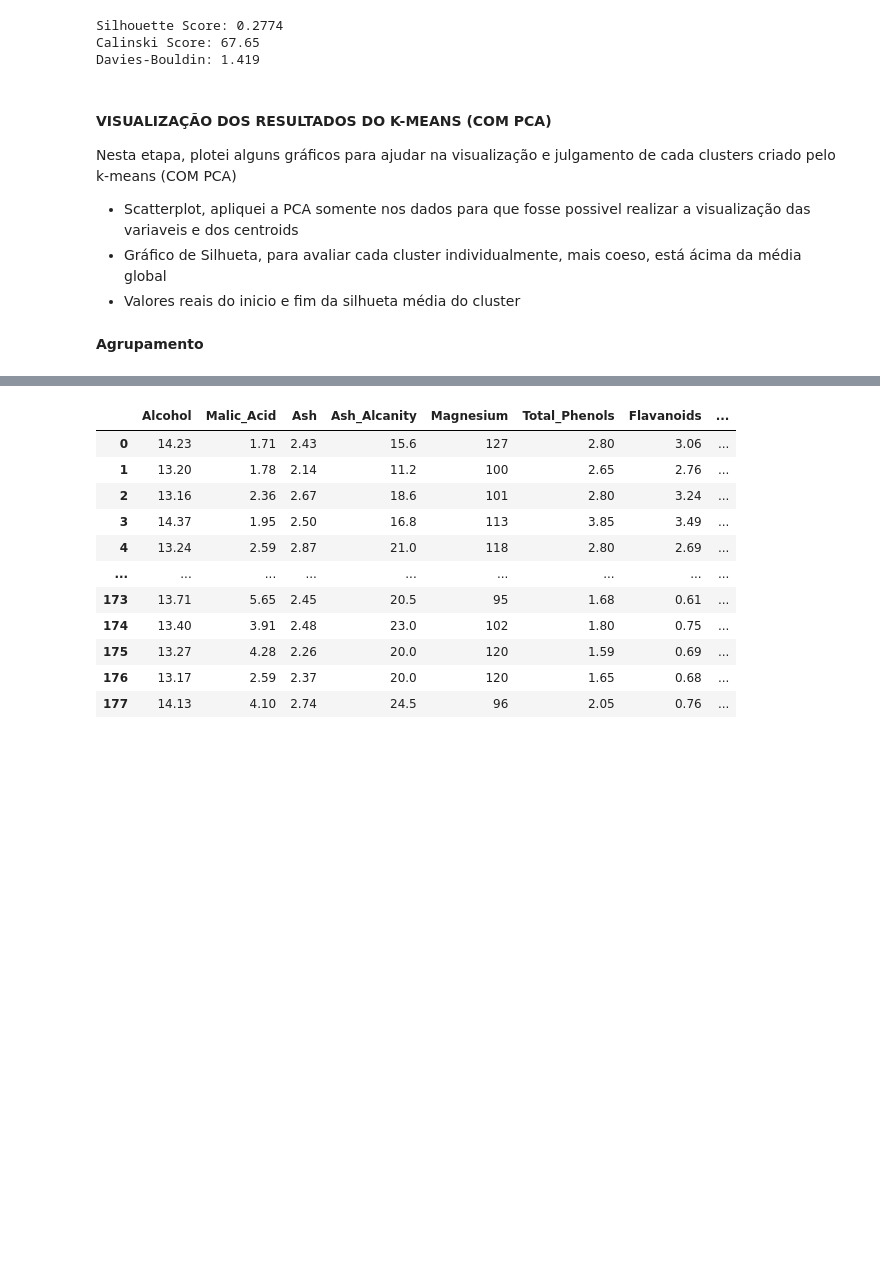
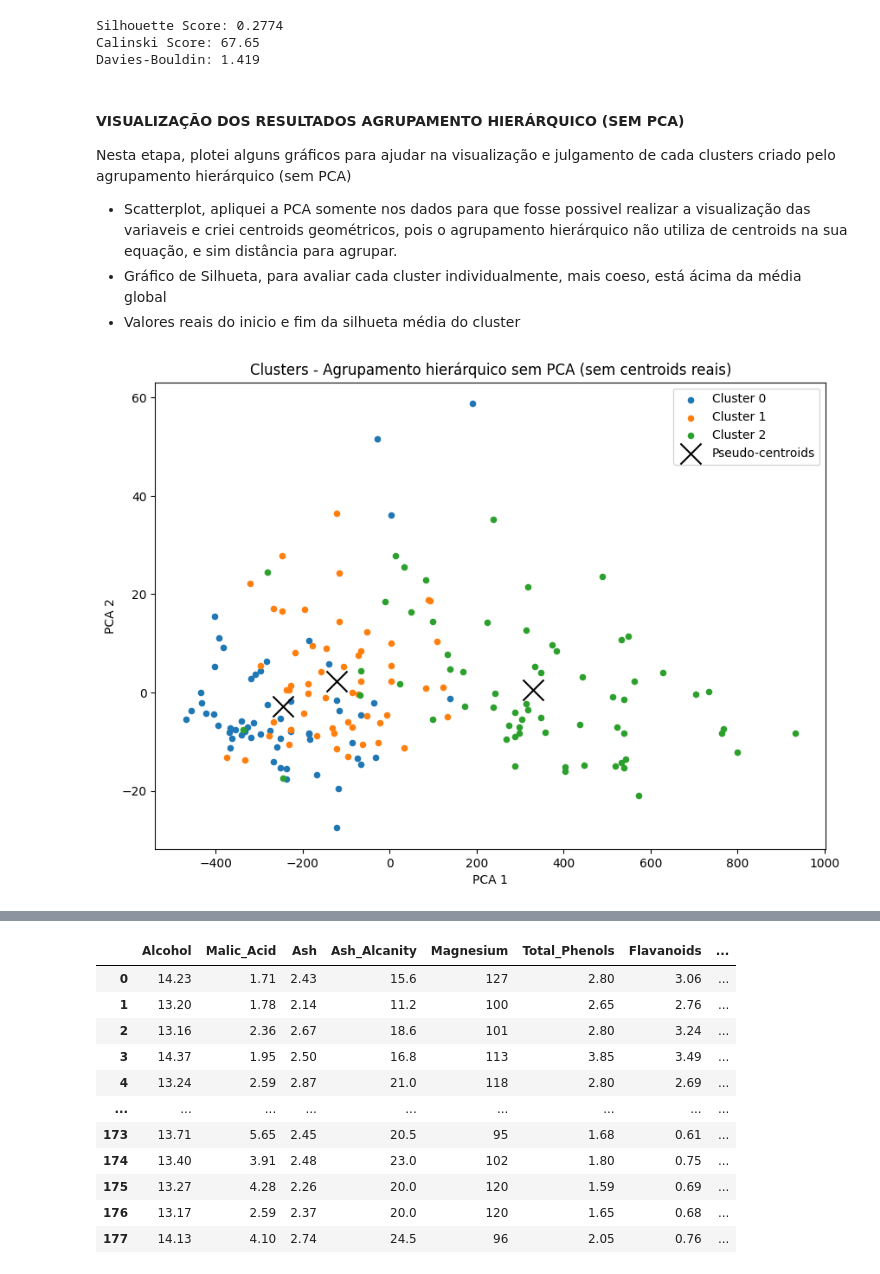
Before and after one commit to Rd-Brito13/Projeto-WineChem, a Jupyter notebook: notebooks/Agrupamento_Vinho.ipynb, the cells around one changed output, grey strips where cells are left out. Saved outputs shown, nothing was run; the diff lists cells and outputs as text; code cells hidden in the pictures; blank space fills up the shorter version.

Commit message:
Adicionando os 2 agrupamento hierárquico com e sem PCA

```diff
--- a/notebooks/Agrupamento_Vinho.ipynb
+++ b/notebooks/Agrupamento_Vinho.ipynb
@@ -1315,8 +1314,8 @@ Silhouette Score: 0.2774
 Calinski Score: 67.65
 Davies-Bouldin: 1.419
 # %% [markdown]
-#### **VISUALIZAÇÃO DOS RESULTADOS DO K-MEANS (COM PCA)**
-Nesta etapa, plotei alguns gráficos para ajudar na visualização e julgamento de cada clusters criado pelo k-means (COM PCA)
-- Scatterplot, apliquei a PCA somente nos dados para que fosse possivel realizar a visualização das variaveis e dos centroids
+#### **VISUALIZAÇÃO DOS RESULTADOS AGRUPAMENTO HIERÁRQUICO (SEM PCA)**
+Nesta etapa, plotei alguns gráficos para ajudar na visualização e julgamento de cada clusters criado pelo agrupamento hierárquico (sem PCA)
+- Scatterplot, apliquei a PCA somente nos dados para que fosse possivel realizar a visualização das variaveis e criei centroids geométricos, pois o agrupamento hierárquico não utiliza de centroids na sua equação, e sim distância para agrupar.
 - Gráfico de Silhueta, para avaliar cada cluster individualmente, mais coeso, está ácima da média global
 - Valores reais do inicio e fim da silhueta média do cluster
@@ -1341,2 +1322,31 @@ fig.show()
-# %% [markdown]
-**Agrupamento**
+# %%
+# PCA PARA VISUALIZAÇÃO
+pca_vis = PCA(n_components = 2)
+dados_2d = pca_vis.fit_transform(vinhos)
+# CRIA UMA LISTA
+centroids = []
+# RODA UM FOR PARA CADA VALOR UNICO DENTRO DE CLASSIFICACAO 3 E ADICIONAR A LISTA 'CENTROIDS' A MÉDIA ONDE CLASSIFICACAO3 TER O VALOR IGUALA  GRUPO
+for grupo in np.unique(classificacao3):
+    centroids.append(dados_2d[classificacao3 == grupo].mean(axis = 0))
+# CONVERTE DE LISTA PARA NUMPY ARRAY
+centroids = np.array(centroids)
+
+# PLOTAGEM
+plt.figure(figsize = (10,7))
+for grupo in np.unique(classificacao3):
+    plt.scatter(
+        dados_2d[classificacao3 == grupo, 0],
+        dados_2d[classificacao3 == grupo, 1],
+        s = 20,
+        label = f'Cluster {grupo}'
+    )
+plt.scatter(
+    centroids[:,0], centroids[:, 1], s = 300, marker = 'x', c = 'black', label = 'Pseudo-centroids'
+)
+plt.xlabel('PCA 1')
+plt.ylabel('PCA 2')
+plt.title('Clusters - Agrupamento hierárquico sem PCA (com centroids geométricos)')
+plt.legend()
+plt.show()
+# %% [output]
+[figure, added]
```
Also changed, not shown: parts of 28 cells of this notebook.
